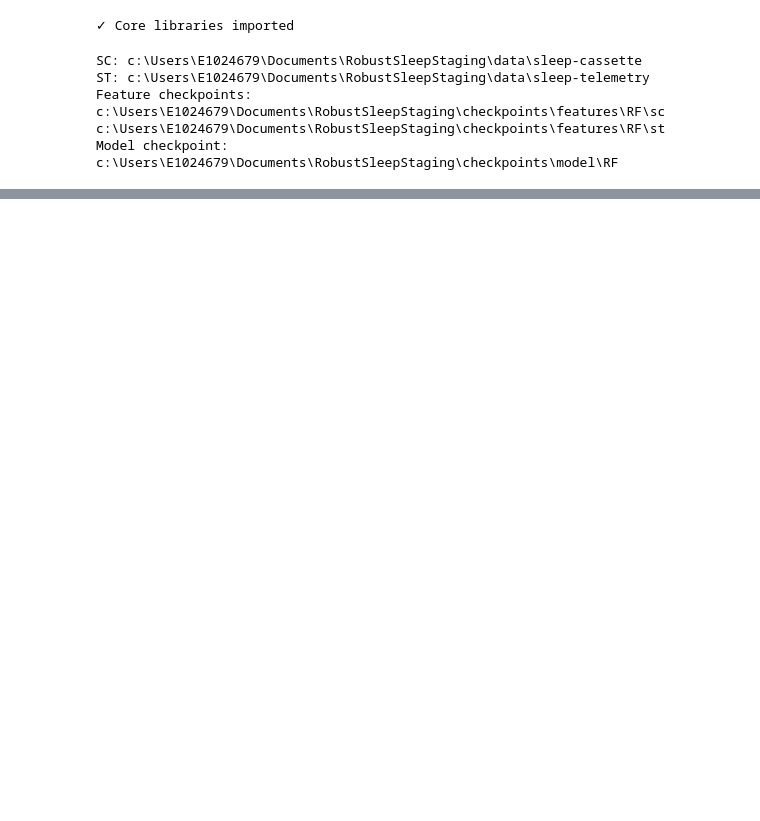
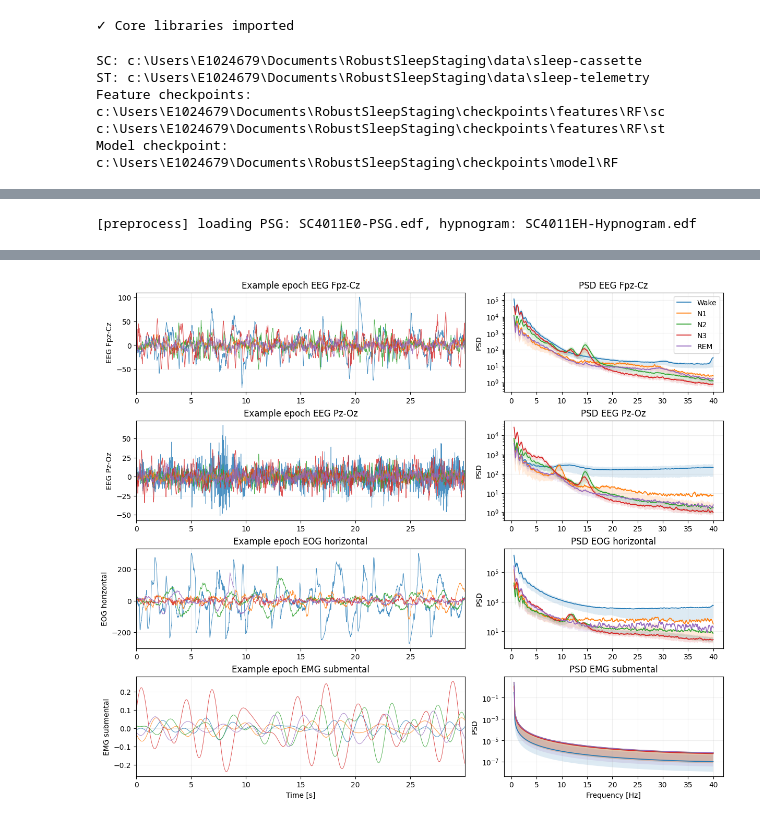
Before and after one commit to CarlaMalo/RobustSleepStaging, a Jupyter notebook: example_features.ipynb, the cells around one changed output, grey strips where cells are left out. Cells and saved outputs as stored; diff of their text form; code cells hidden in the pictures; blank space fills up the shorter version.

```diff
--- a/example_features.ipynb
+++ b/example_features.ipynb
@@ -126,0 +80,76 @@ Feature matrix shape: (2650, 4744)
+# %%
+import numpy as np
+import matplotlib.pyplot as plt
+from matplotlib.gridspec import GridSpec
+
+X_epochs, y_labels, sfreq = preprocess.load_subject_epochs(sc_pairs[2][0], sc_pairs[2][1], preprocess.COMMON_CHANNELS, verbose=True)
+X_features, freqs = features.extract_psd_features(X_epochs, sfreq, verbose=True)
+print(f'Feature matrix shape: {X_features.shape}')
+
+# Raw snippet
+start_sec = 0
+end_sec = 30
+start_sample = int(start_sec * raw.info["sfreq"])
+end_sample = int(end_sec * raw.info["sfreq"])
+
+times = np.arange(start_sample, end_sample) / raw.info["sfreq"]
+#data, _ = raw[:len(preprocess.COMMON_CHANNELS), start_sample:end_sample]
+
+# PSD reshape
+channel_names = preprocess.COMMON_CHANNELS
+n_channels = len(channel_names)
+n_freqs = len(freqs)
+X_psd = X_features.reshape(len(y_labels), n_channels, n_freqs)
+X_epochs = X_epochs.reshape(len(y_labels), n_channels, -1)[:, :, start_sample:end_sample]
+
+fig = plt.figure(figsize=(12, 2.5 * n_channels), constrained_layout=True)
+gs = GridSpec(
+    n_channels,
+    2,
+    figure=fig,
+    width_ratios=[1.5, 1],
+)
+
+for ch_i, channel in enumerate(channel_names):
+    # Left: raw trace
+    ax_raw = fig.add_subplot(gs[ch_i, 0])
+
+    # Right: PSD by stage
+    ax_psd = fig.add_subplot(gs[ch_i, 1])
+
+    for label in np.unique(y_labels):
+        mask = y_labels == label
+        random_trace = X_epochs[mask, ch_i, :][0]  # Take the first trace for this stage
+        psd_label = X_psd[mask, ch_i, :]
+
+        mean = psd_label.mean(axis=0)
+        lo = np.percentile(psd_label, 25, axis=0)
+        hi = np.percentile(psd_label, 75, axis=0)
+
+        stage_name = preprocess.STAGE_NAMES.get(int(label), f"label {label}")
+
+        ax_psd.plot(freqs, mean, lw=1.2, label=stage_name)
+        ax_psd.fill_between(freqs, lo, hi, alpha=0.15)
+        ax_psd.set_title(f"PSD {channel}")
+
+        ax_raw.plot(times, random_trace, lw=0.7, alpha=0.8, label=stage_name)
+        ax_raw.set_title(f"Example epoch {channel}")
+
+    ax_psd.set_yscale("log")
+    ax_psd.grid(alpha=0.2)
+    ax_raw.set_ylabel(channel)
+    ax_raw.grid(alpha=0.2)
+    ax_raw.margins(x=0)
+
+    if ch_i == 0:
+        # ax_psd.set_title("Average PSD with IQR by stage")
+        ax_psd.legend()
+    if ch_i == n_channels - 1:
+        ax_psd.set_xlabel("Frequency [Hz]")
+        ax_raw.set_xlabel("Time [s]")
+
+    ax_psd.set_ylabel("PSD")
+
+plt.show()
+# %% [output]
+[preprocess] loading PSG: SC4011E0-PSG.edf, hypnogram: SC4011EH-Hypnogram.edf
@@ -126,0 +164 @@ Feature matrix shape: (2650, 4744)
+[figure, added]
```
Also changed, not shown: parts of 8 cells of this notebook, 3 other files.
